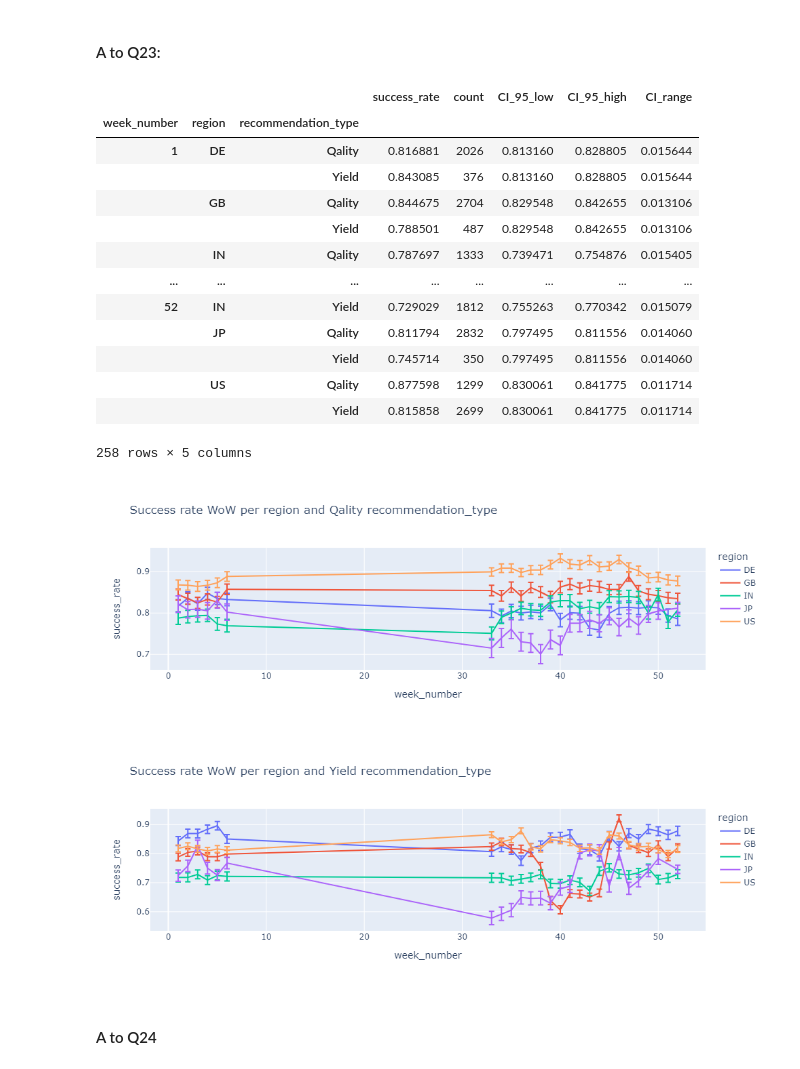
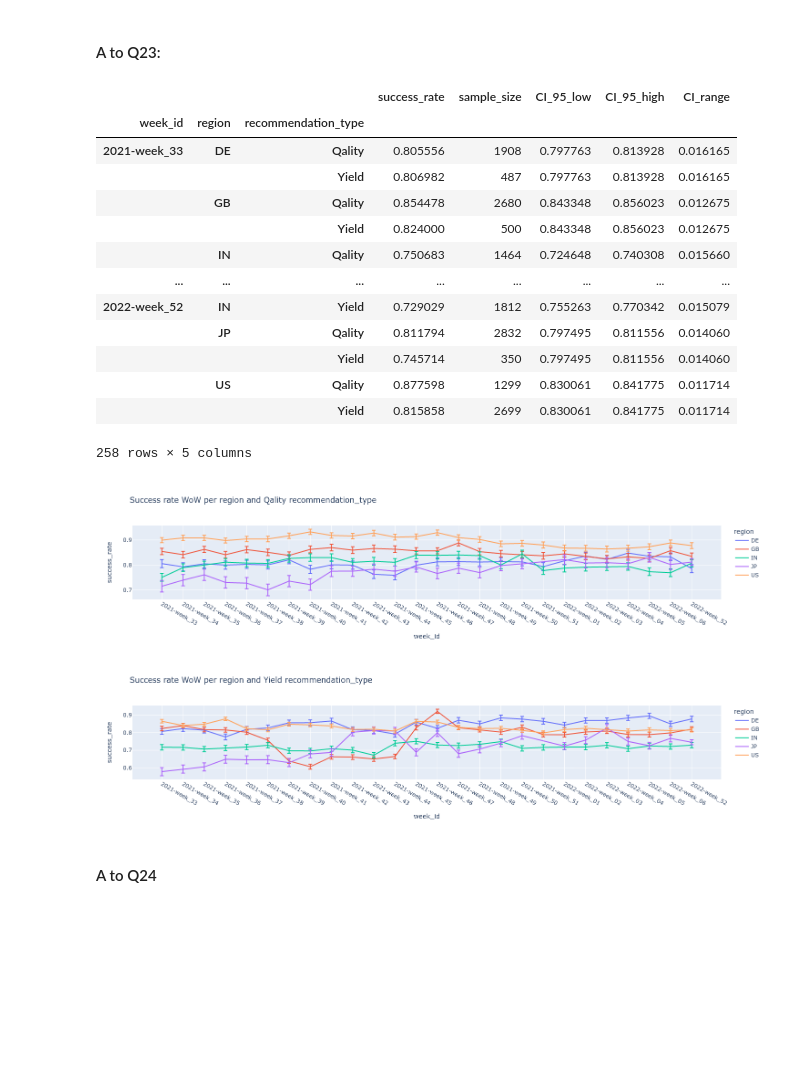
Before and after one commit to MeirYosub/Python-ML--Pandas, a Jupyter notebook: Exercise 2 - Solution - Meir Yosub.ipynb, the cells around one changed output. Cells and saved outputs as stored; diff of their text form; code cells hidden in the pictures; blank space fills up the shorter version.

```diff
--- a/Exercise 2 - Solution - Meir Yosub.ipynb
+++ b/Exercise 2 - Solution - Meir Yosub.ipynb
@@ -943,11 +944,11 @@ df9
 # %% [markdown]
 #### A to Q22:
 # %%
-df10=df.groupby(['week_number','region']).is_success.value_counts(normalize=True).unstack('is_success')['yes'].rename('success_rate').to_frame()
-df10['count']=df.groupby(['week_number','region']).is_success.count()
+df10=df.groupby(['week_id','region']).is_success.value_counts(normalize=True).unstack('is_success')['yes'].rename('success_rate').to_frame()
+df10['sample_size']=df.groupby(['week_id','region']).is_success.count()
 
-df10['CI_95_low'] =df10.apply(lambda x:CI_prob(x['success_rate'],x['count'],0.05,'low') ,axis=1)
-df10['CI_95_high']=df10.apply(lambda x:CI_prob(x['success_rate'],x['count'],0.05,'high'),axis=1)
-df10['CI_range']=df10.apply(lambda x:CI_prob(x['success_rate'],x['count'],0.05,'range'),axis=1)
+df10['CI_95_low'] =df10.apply(lambda x:CI_prob(x['success_rate'],x['sample_size'],0.05,'low') ,axis=1)
+df10['CI_95_high']=df10.apply(lambda x:CI_prob(x['success_rate'],x['sample_size'],0.05,'high'),axis=1)
+df10['CI_range']  =df10.apply(lambda x:CI_prob(x['success_rate'],x['sample_size'],0.05,'range'),axis=1)
 df10
 # %% [output]
@@ -973,38 +974,38 @@ plt.show()
 # %% [markdown]
 #### A to Q23:
 # %%
-df11=df.groupby(['week_number','region','recommendation_type']).is_success.value_counts(normalize=True).unstack('is_success')['yes'].rename('success_rate').to_frame()
-df11['count']=df.groupby(['week_number','region','recommendation_type']).is_success.count()
+df11=df.groupby(['week_id','region','recommendation_type']).is_success.value_counts(normalize=True).unstack('is_success')['yes'].rename('success_rate').to_frame()
+df11['sample_size']=df.groupby(['week_id','region','recommendation_type']).is_success.count()
 
-df11['CI_95_low'] =df10.apply(lambda x:CI_prob(x['success_rate'],x['count'],0.05,'low') ,axis=1)
-df11['CI_95_high']=df10.apply(lambda x:CI_prob(x['success_rate'],x['count'],0.05,'high'),axis=1)
-df11['CI_range']=df10.apply(lambda x:CI_prob(x['success_rate'],x['count'],0.05,'range'),axis=1)
+df11['CI_95_low'] =df10.apply(lambda x:CI_prob(x['success_rate'],x['sample_size'],0.05,'low') ,axis=1)
+df11['CI_95_high']=df10.apply(lambda x:CI_prob(x['success_rate'],x['sample_size'],0.05,'high'),axis=1)
+df11['CI_range']=df10.apply(lambda x:CI_prob(x['success_rate'],x['sample_size'],0.05,'range'),axis=1)
 df11
 # %% [output]
-|  |  |  | success_rate | count | CI_95_low | CI_95_high | CI_range |
-| week_number | region | recommendation_type |  |  |  |  |  |
-| 1 | DE | Qality | 0.816881 | 2026 | 0.813160 | 0.828805 | 0.015644 |
-|  |  | Yield | 0.843085 | 376 | 0.813160 | 0.828805 | 0.015644 |
-|  | GB | Qality | 0.844675 | 2704 | 0.829548 | 0.842655 | 0.013106 |
-|  |  | Yield | 0.788501 | 487 | 0.829548 | 0.842655 | 0.013106 |
-|  | IN | Qality | 0.787697 | 1333 | 0.739471 | 0.754876 | 0.015405 |
+|  |  |  | success_rate | sample_size | CI_95_low | CI_95_high | CI_range |
+| week_id | region | recommendation_type |  |  |  |  |  |
+| 2021-week_33 | DE | Qality | 0.805556 | 1908 | 0.797763 | 0.813928 | 0.016165 |
+|  |  | Yield | 0.806982 | 487 | 0.797763 | 0.813928 | 0.016165 |
+|  | GB | Qality | 0.854478 | 2680 | 0.843348 | 0.856023 | 0.012675 |
+|  |  | Yield | 0.824000 | 500 | 0.843348 | 0.856023 | 0.012675 |
+|  | IN | Qality | 0.750683 | 1464 | 0.724648 | 0.740308 | 0.015660 |
 | ... | ... | ... | ... | ... | ... | ... | ... |
-| 52 | IN | Yield | 0.729029 | 1812 | 0.755263 | 0.770342 | 0.015079 |
+| 2022-week_52 | IN | Yield | 0.729029 | 1812 | 0.755263 | 0.770342 | 0.015079 |
 |  | JP | Qality | 0.811794 | 2832 | 0.797495 | 0.811556 | 0.014060 |
 |  |  | Yield | 0.745714 | 350 | 0.797495 | 0.811556 | 0.014060 |
 |  | US | Qality | 0.877598 | 1299 | 0.830061 | 0.841775 | 0.011714 |
 |  |  | Yield | 0.815858 | 2699 | 0.830061 | 0.841775 | 0.011714 |
 258 rows × 5 columns
 # %%
-plt= px.line(df11.reset_index().query("recommendation_type=='Qality'"), x='week_number', y='success_rate',error_y='CI_range',color='region', title='Success rate WoW per region and Qality recommendation_type')
-plt.show()
+fig= px.line(df11.reset_index().query("recommendation_type=='Qality'"), x='week_id', y='success_rate',error_y='CI_range',color='region', title='Success rate WoW per region and Qality recommendation_type')
+fig.show()
 # %% [output]
-[figure, old version]
+[figure, new version]
 # %%
-plt=px.line(df11.reset_index().query("recommendation_type=='Yield'"), x='week_number', y='success_rate',error_y='CI_range',color='region', title='Success rate WoW per region and Yield recommendation_type')
-plt.show()
+fig=px.line(df11.reset_index().query("recommendation_type=='Yield'"), x='week_id', y='success_rate',error_y='CI_range',color='region', title='Success rate WoW per region and Yield recommendation_type')
+fig.show()
 # %% [output]
-[figure, old version]
+[figure, new version]
 # %% [markdown]
 #### A to Q24
 # %%
```
Also changed, not shown: parts of 26 cells of this notebook.
